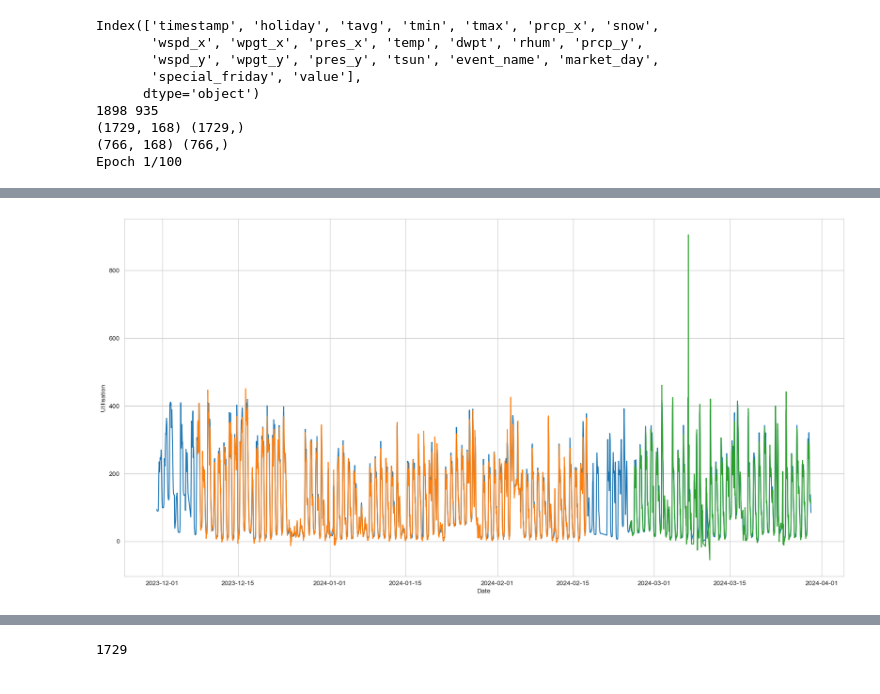
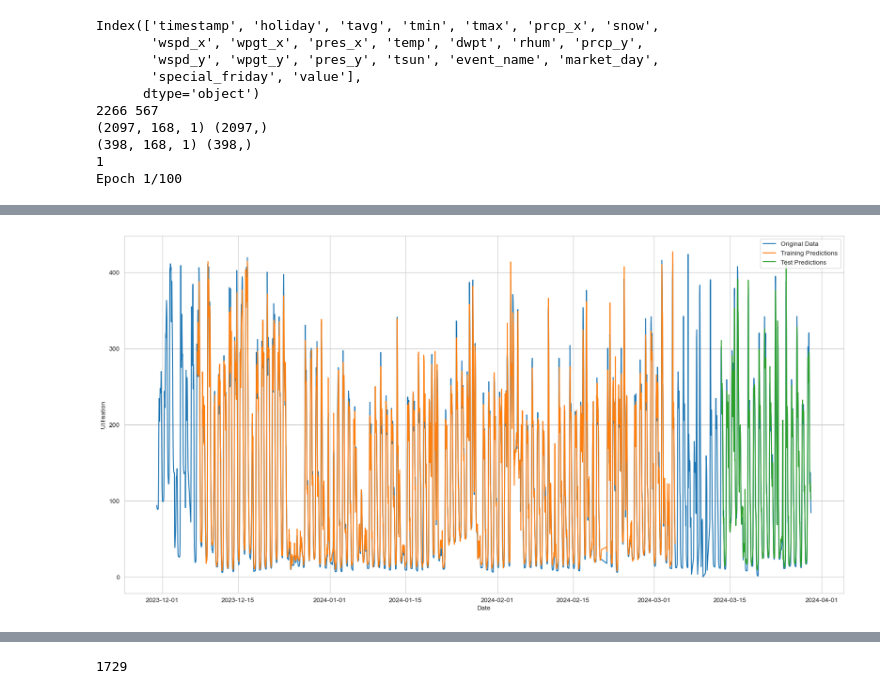
Before and after one commit to veronikaKircsev/ParkData, a Jupyter notebook: lstm_hourly.ipynb, the cells around one changed output, grey strips where cells are left out. Drawn from its saved outputs; the diff is of its cells as text; code cells hidden in the pictures.

Commit message:
lstm mit Feature

```diff
--- a/lstm_hourly.ipynb
+++ b/lstm_hourly.ipynb
@@ -1,4 +1,6 @@
 # %%
+from pyexpat import features
+
 import pandas as pd
 import numpy as np
 import matplotlib.pyplot as plt
@@ -16,26 +18,34 @@ def create_dataset(dataset, window=168):
 	dataX = []
 	dataY = []
 	for i in range(len(dataset)-window-1):
-		dataX.append(dataset[i:(i+window), 0])
+		dataX.append(dataset[i:(i+window), :])
 		dataY.append(dataset[i + window, 0])
 	return np.array(dataX), np.array(dataY)
 
 tf.random.set_seed(7)
 data = pd.read_csv('./data/out_hourly.csv')
-df = pd.DataFrame(data)
-df = df.sort_values('timestamp')
-df['timestamp'] = pd.to_datetime(df['timestamp'])
+dataset = pd.DataFrame(data)
+dataset = dataset.sort_values('timestamp')
+dataset['timestamp'] = pd.to_datetime(dataset['timestamp'])
 print(df.columns)
 start_date = pd.to_datetime('2023-11-30')
 end_date = pd.to_datetime('2024-03-30')
-df = df[(df['timestamp'] >= start_date) & (df['timestamp'] <= end_date)]
+dataset = dataset[(dataset['timestamp'] >= start_date) & (dataset['timestamp'] <= end_date)]
+dataset['hour'] = df['timestamp'].dt.hour
+dataset['dayOfWeek'] = df['timestamp'].dt.dayofweek
+dataset.set_index('timestamp', inplace=True)
+dates = dataset.index
+dataset['event_name'] = dataset['event_name'].apply(lambda x: 1 if isinstance(x, str) and x != "0" else 0)
+dataset['holiday'] = dataset['holiday'].apply(lambda x: 1 if pd.notna(x) and isinstance(x, str) and x.strip() != "" else 0)
+columns_needed = ['rhum', 'tsun', 'value', 'event_name', 'holiday', 'hour', 'dayOfWeek']
+dataset = dataset[[col for col in columns_needed if col in dataset.columns]]
 
-dataset_with_date = pd.DataFrame(df['value'], df['timestamp'])
-dataset = pd.DataFrame(df['value'])
+#dataset = pd.DataFrame(df['value'], df['timestamp'])
+#dataset = pd.DataFrame(df['value'])
 #dataset_with_date.set_index('timestamp', inplace=True)
 
 #dataset = np.array(dataset)
-dataset = dataset.astype('float32')
+dataset = dataset['value'].astype('float32').values.reshape(-1, 1)
 #LSTMs verwenden intern Aktivierungsfunktionen wie sigmoid und tanh:
 #sigmoid: gibt Werte zwischen 0 und 1 aus
 #tanh: gibt Werte zwischen -1 und 1 aus
@@ -45,7 +55,7 @@ scaler = MinMaxScaler(feature_range=(0, 1))
 dataset = scaler.fit_transform(dataset)
 
 # split into train and test sets
-train_size = int(len(dataset) * 0.67)
+train_size = int(len(dataset) * 0.80)
 test_size = len(dataset) - train_size
 train, test = dataset[0:train_size,:], dataset[train_size:len(dataset),:]
 dates_train = dataset_with_date.iloc[0:train_size]
@@ -67,35 +77,40 @@ print(testX.shape, testY.shape)
 #samples: Anzahl Trainingsbeispiele
 #time steps: Länge der Zeitsequenz
 #features: Anzahl Merkmale pro Zeitpunkt
-trainX = np.reshape(trainX, (trainX.shape[0], trainX.shape[1], 1))
-testX = np.reshape(testX, (testX.shape[0], testX.shape[1], 1))
+#trainX = np.reshape(trainX, (trainX.shape[0], trainX.shape[1], trainX.shape[2]))
+#testX = np.reshape(testX, (testX.shape[0], testX.shape[1], trainX.shape[2]))
+print(trainX.shape[2])
 
 # create and fit the LSTM network
 model = Sequential()
-model.add(LSTM(128, return_sequences=True, input_shape=(trainX.shape[1], 1)))
+model.add(LSTM(128, return_sequences=True, input_shape=(trainX.shape[1], trainX.shape[2])))
 model.add(Dropout(0.2))
+model.add(Dense(8, activation = 'relu'))
 model.add(LSTM(128))
 model.add(Dropout(0.2))
-model.add(Dense(1))
+model.add(Dense(1, activation = 'linear'))
 model.compile(loss='mean_squared_error', optimizer='adam')
-model.fit(trainX, trainY, epochs=100, batch_size=32, verbose=2, validation_split=0.1)
+model.fit(trainX, trainY, epochs=100, batch_size=32, verbose=2, validation_split=0.2)
 
 # make predictions
 trainPredict = model.predict(trainX)
+trainPredict = np.clip(trainPredict, 0, 429)
 testPredict = model.predict(testX)
+testPredict = np.clip(testPredict, 0, 429)
 # invert predictions
 #invert the predictions before calculating error scores to ensure that performance is reported in the same units as the original data
 trainPredict = scaler.inverse_transform(trainPredict)
 trainY = scaler.inverse_transform([trainY])
 testPredict = scaler.inverse_transform(testPredict)
 testY = scaler.inverse_transform([testY])
-print(np.isnan(trainY).any())
-print(np.isnan(trainPredict).any())
 # calculate root mean squared error
 trainScore = np.sqrt(mean_squared_error(trainY[0], trainPredict[:,0]))
 print('Train Score: %.2f RMSE' % (trainScore))
 testScore = np.sqrt(mean_squared_error(testY[0], testPredict[:,0]))
 print('Test Score: %.2f RMSE' % (testScore))
+
+rmse = np.sqrt(np.mean((testY[0] - testPredict[:,0])**2))
+print(f'RMSE test: {rmse:.2f}')
 
 #shift the predictions so that they align on the x-axis with the original dataset. Once prepared, the data is plotted, showing the original dataset in blue, the predictions for the training dataset in green, and the predictions on the unseen test dataset in red
 # shift train predictions for plotting
@@ -108,15 +123,17 @@ testPredictPlot = np.empty_like(dataset)
 testPredictPlot[:, :] = np.nan
 testPredictPlot[len(trainPredict)+(window*2)+1:len(dataset)-1, :] = testPredict
 
-print(len(dates_train), len(dates_test), len(dataset_with_date), len(trainPredictPlot), len(testPredictPlot))
+
 
 # plot baseline and predictions
 plt.figure(figsize=(20, 10))
-plt.plot(dataset_with_date.index, scaler.inverse_transform(dataset), label='Original Data')
-plt.plot(dataset_with_date.index, trainPredictPlot, label='Training Predictions')
-plt.plot(dataset_with_date.index, testPredictPlot, label='Test Predictions')
+dataset = scaler.inverse_transform(dataset)
+plt.plot(dates, dataset, label='Original Data')
+plt.plot(dates, trainPredictPlot, label='Training Predictions')
+plt.plot(dates, testPredictPlot, label='Test Predictions')
 plt.xlabel('Date')
 plt.ylabel('Utilisation')
+plt.legend()
 plt.show()
 # %% [output]
 Index(['timestamp', 'holiday', 'tavg', 'tmin', 'tmax', 'prcp_x', 'snow',
@@ -124,7 +141,8 @@ Index(['timestamp', 'holiday', 'tavg', 'tmin', 'tmax', 'prcp_x', 'snow',
        'wspd_y', 'wpgt_y', 'pres_y', 'tsun', 'event_name', 'market_day',
        'special_friday', 'value'],
       dtype='object')
-1898 935
-(1729, 168) (1729,)
-(766, 168) (766,)
+2266 567
+(2097, 168, 1) (2097,)
+(398, 168, 1) (398,)
+1
 Epoch 1/100
@@ -148,2 +166,2 @@ Test Score: 41.51 RMSE
-[figure, old version]
+[figure, new version]
 # %%
```
Also changed, not shown: parts of 3 cells of this notebook.
